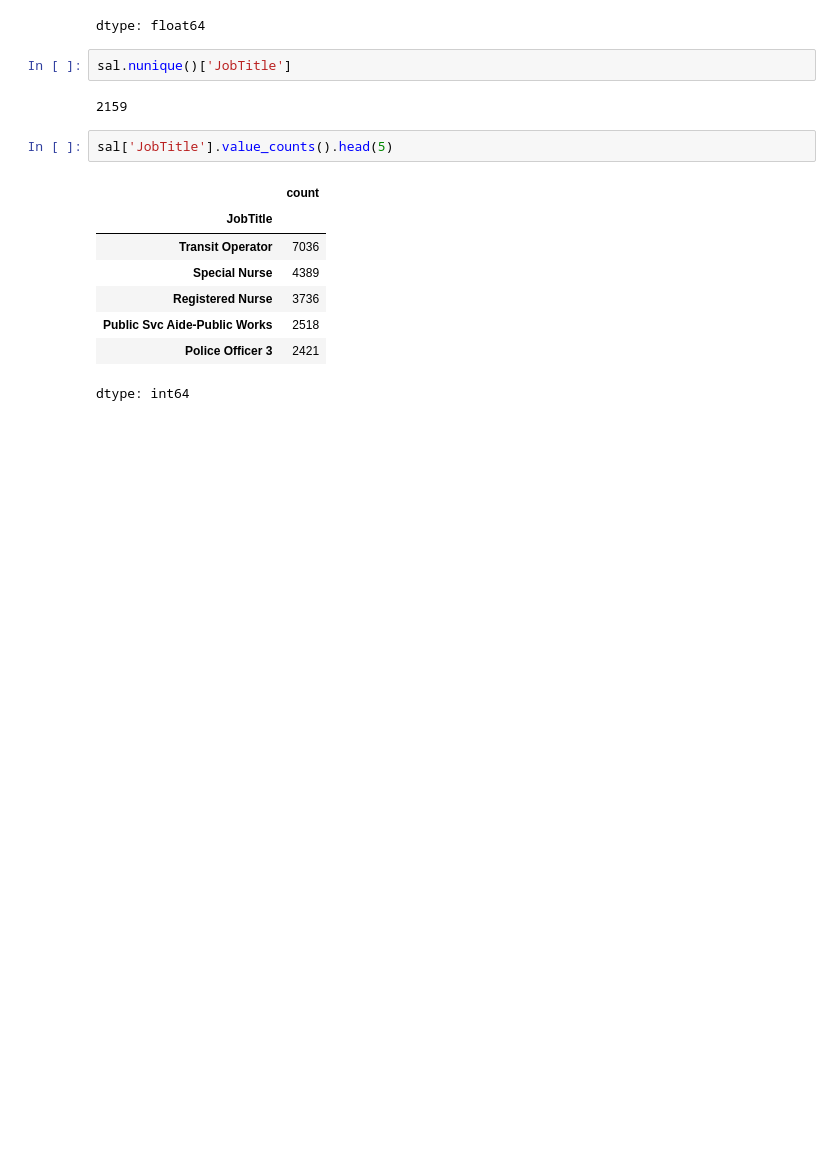
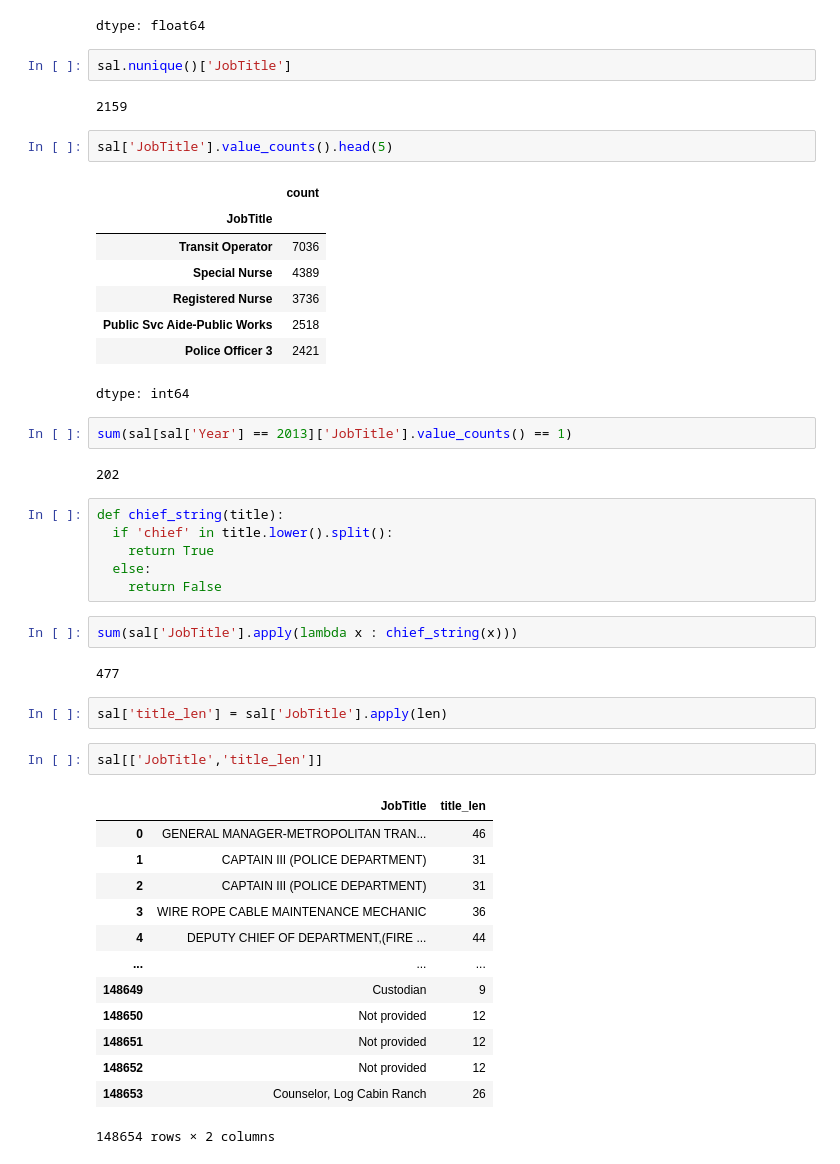
Before and after one commit to Johanhms/Practicas_Python, a Jupyter notebook: DataScience_Python.ipynb, the cells around one changed output. Cells and saved outputs as stored; diff of their text form; blank space fills up the shorter version.

```diff
--- a/DataScience_Python.ipynb
+++ b/DataScience_Python.ipynb
@@ -829,3 +829,35 @@ sal['JobTitle'].value_counts().head(5)
 | Public Svc Aide-Public Works | 2518 |
 | Police Officer 3 | 2421 |
 dtype: int64
+# %%
+sum(sal[sal['Year'] == 2013]['JobTitle'].value_counts() == 1)
+# %% [output]
+202
+# %%
+def chief_string(title):
+  if 'chief' in title.lower().split():
+    return True
+  else:
+    return False
+# %%
+sum(sal['JobTitle'].apply(lambda x : chief_string(x)))
+# %% [output]
+477
+# %%
+sal['title_len'] = sal['JobTitle'].apply(len)
+# %%
+sal[['JobTitle','title_len']]
+# %% [output]
+|  | JobTitle | title_len |
+| 0 | GENERAL MANAGER-METROPOLITAN TRAN... | 46 |
+| 1 | CAPTAIN III (POLICE DEPARTMENT) | 31 |
+| 2 | CAPTAIN III (POLICE DEPARTMENT) | 31 |
+| 3 | WIRE ROPE CABLE MAINTENANCE MECHANIC | 36 |
+| 4 | DEPUTY CHIEF OF DEPARTMENT,(FIRE ... | 44 |
+| ... | ... | ... |
+| 148649 | Custodian | 9 |
+| 148650 | Not provided | 12 |
+| 148651 | Not provided | 12 |
+| 148652 | Not provided | 12 |
+| 148653 | Counselor, Log Cabin Ranch | 26 |
+148654 rows × 2 columns
```
Also changed, not shown: parts of 1 cell of this notebook.
